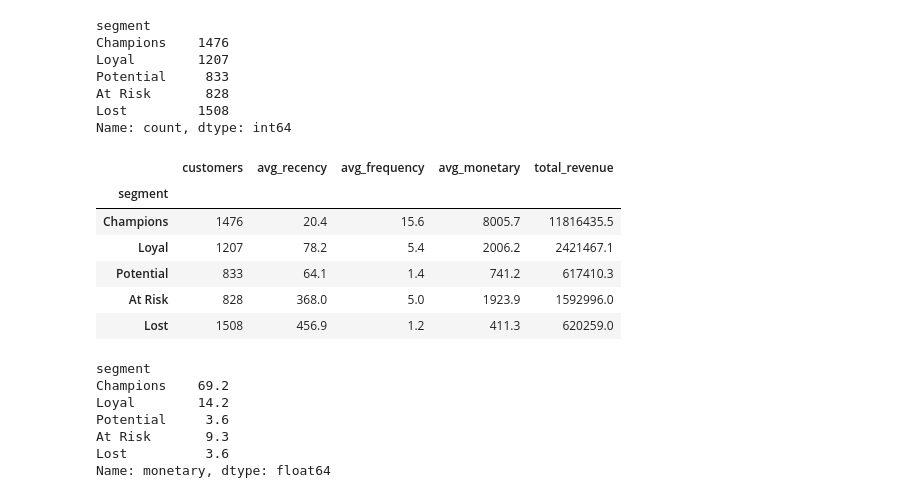
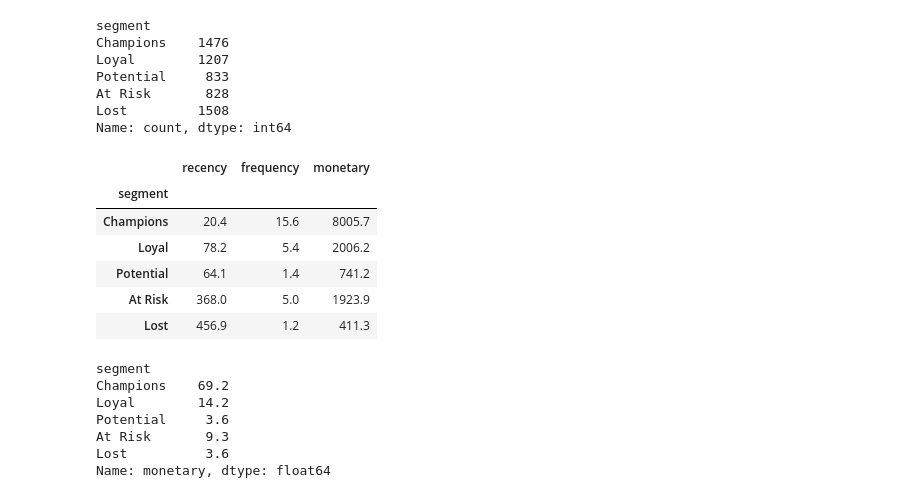
Before and after one commit to pranavsingla1207-byte/retailpulse, a Jupyter notebook: notebooks/04_rfm_and_clustering.ipynb, the cells around one changed output. Cells and saved outputs as stored; diff of their text form; code cells hidden in the pictures.

Commit message:
Simplify notebook 04: plainer profile tables and at-risk output

```diff
--- a/notebooks/04_rfm_and_clustering.ipynb
+++ b/notebooks/04_rfm_and_clustering.ipynb
@@ -99,23 +99,15 @@ At Risk       828
 Lost         1508
 Name: count, dtype: int64
 # %%
-segment_profile = rfm.groupby("segment").agg(
-    customers=("segment", "size"),
-    avg_recency=("recency", "mean"),
-    avg_frequency=("frequency", "mean"),
-    avg_monetary=("monetary", "mean"),
-    total_revenue=("monetary", "sum"),
-).reindex(segment_order).round(1)
-
-segment_profile
+rfm.groupby("segment")[["recency", "frequency", "monetary"]].mean().round(1).reindex(segment_order)
 # %% [output]
-|  | customers | avg_recency | avg_frequency | avg_monetary | total_revenue |
-| segment |  |  |  |  |  |
-| Champions | 1476 | 20.4 | 15.6 | 8005.7 | 11816435.5 |
-| Loyal | 1207 | 78.2 | 5.4 | 2006.2 | 2421467.1 |
-| Potential | 833 | 64.1 | 1.4 | 741.2 | 617410.3 |
-| At Risk | 828 | 368.0 | 5.0 | 1923.9 | 1592996.0 |
-| Lost | 1508 | 456.9 | 1.2 | 411.3 | 620259.0 |
+|  | recency | frequency | monetary |
+| segment |  |  |  |
+| Champions | 20.4 | 15.6 | 8005.7 |
+| Loyal | 78.2 | 5.4 | 2006.2 |
+| Potential | 64.1 | 1.4 | 741.2 |
+| At Risk | 368.0 | 5.0 | 1923.9 |
+| Lost | 456.9 | 1.2 | 411.3 |
 # %%
 total_revenue = rfm["monetary"].sum()
 revenue_share = (rfm.groupby("segment")["monetary"].sum() / total_revenue * 100)
```
Also changed, not shown: parts of 4 cells of this notebook.
